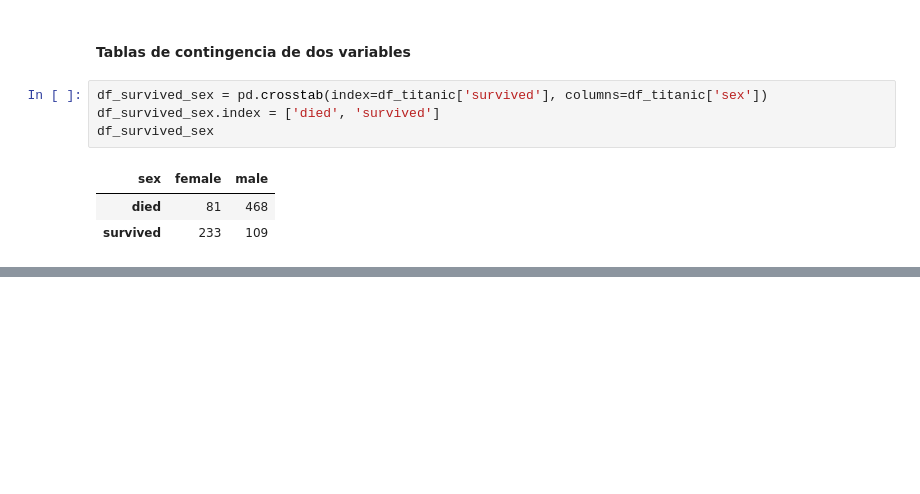
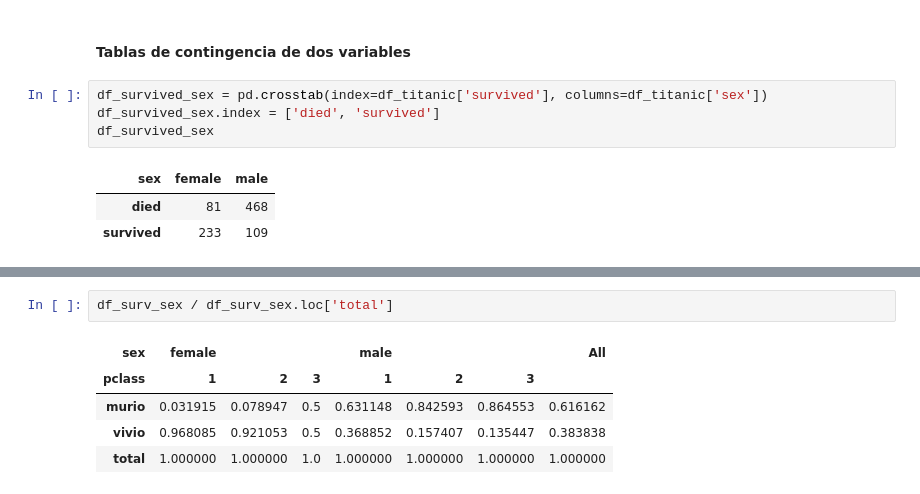
Before and after one commit to sebastian9610/Frogames, a Jupyter notebook: Estadistica-Descriptiva-RStudio-y-Python/EstDescriptiva-Datos-Cualitativos/Apuntes-Cualitativos.ipynb, the cells around one changed output, grey strips where cells are left out. Saved outputs shown, nothing was run; the diff lists cells and outputs as text; blank space fills up the shorter version.

```diff
--- a/Estadistica-Descriptiva-RStudio-y-Python/EstDescriptiva-Datos-Cualitativos/Apuntes.ipynb
+++ b/Estadistica-Descriptiva-RStudio-y-Python/EstDescriptiva-Datos-Cualitativos/Apuntes-Cualitativos.ipynb
@@ -109,0 +172,8 @@ df_survived_sex
+# %%
+df_surv_sex / df_surv_sex.loc['total']
+# %% [output]
+| sex | female |  |  | male |  |  | All |
+| pclass | 1 | 2 | 3 | 1 | 2 | 3 |  |
+| murio | 0.031915 | 0.078947 | 0.5 | 0.631148 | 0.842593 | 0.864553 | 0.616162 |
+| vivio | 0.968085 | 0.921053 | 0.5 | 0.368852 | 0.157407 | 0.135447 | 0.383838 |
+| total | 1.000000 | 1.000000 | 1.0 | 1.000000 | 1.000000 | 1.000000 | 1.000000 |
```
Also changed, not shown: parts of 10 cells of this notebook, 1 other file.
